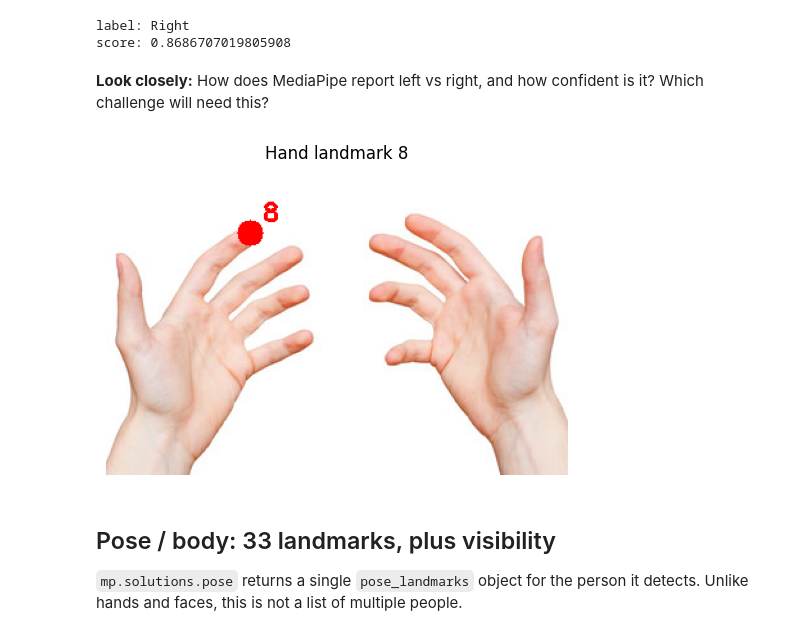
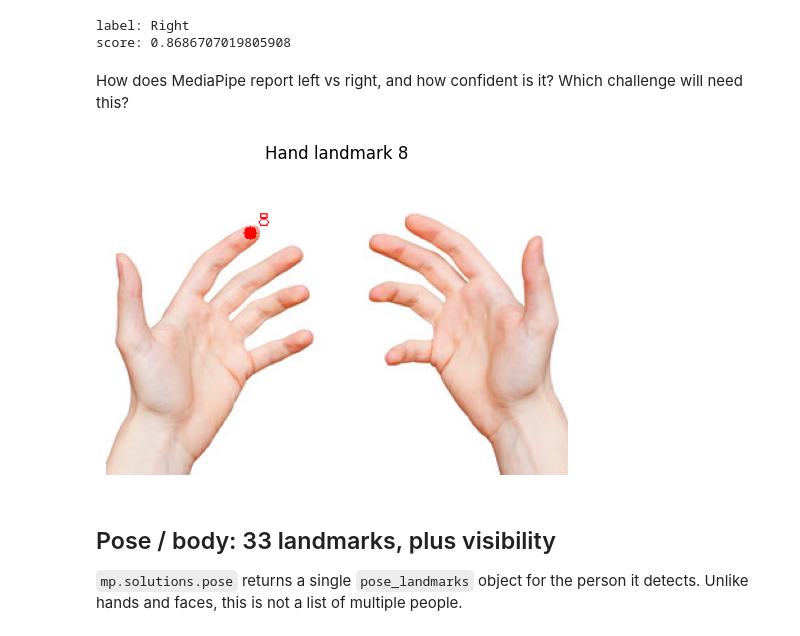
Before and after one commit to azeezabdikarim/AppCV_2026, a Jupyter notebook: Lab_5/familiarization/explore_landmark_data.ipynb, the cells around one changed output. Drawn from its saved outputs; the diff is of its cells as text; code cells hidden in the pictures.

```diff
--- a/Lab_5/familiarization/explore_landmark_data.ipynb
+++ b/Lab_5/familiarization/explore_landmark_data.ipynb
@@ -164,20 +201,20 @@ print("score:", handedness.score)
 label: Right
 score: 0.8686707019805908
 # %% [markdown]
-**Look closely:** How does MediaPipe report left vs right, and how confident is it? Which challenge will need this?
+How does MediaPipe report left vs right, and how confident is it? Which challenge will need this?
 # %%
 POINT_TO_DRAW = 8  # Try 12, 16, or 20, then re-run this cell.
 
 exercise_img = images["hands"].copy()
 h, w, _ = exercise_img.shape
 landmark = hand.landmark[POINT_TO_DRAW]
 px = int(landmark.x * w)
 py = int(landmark.y * h)
-cv2.circle(exercise_img, (px, py), 10, (0, 0, 255), -1)
-cv2.putText(exercise_img, str(POINT_TO_DRAW), (px + 10, py - 10), cv2.FONT_HERSHEY_SIMPLEX, 0.6, (0, 0, 255), 2)
+cv2.circle(exercise_img, (px, py), 5, (0, 0, 255), -1)
+cv2.putText(exercise_img, str(POINT_TO_DRAW), (px + 6, py - 6), cv2.FONT_HERSHEY_SIMPLEX, 0.45, (0, 0, 255), 1)
 show(exercise_img, f"Hand landmark {POINT_TO_DRAW}")
 # %% [output]
-[figure, old version]
+[figure, new version]
 # %% [markdown]
 ## Pose / body: 33 landmarks, plus visibility
 
```
Also changed, not shown: parts of 14 cells of this notebook, 2 other files.
